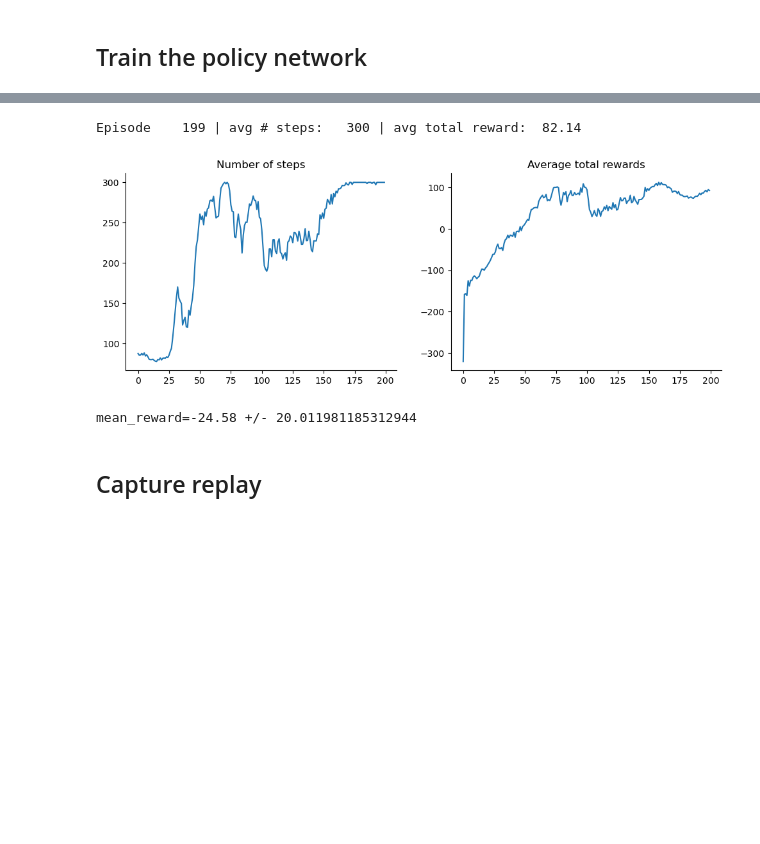
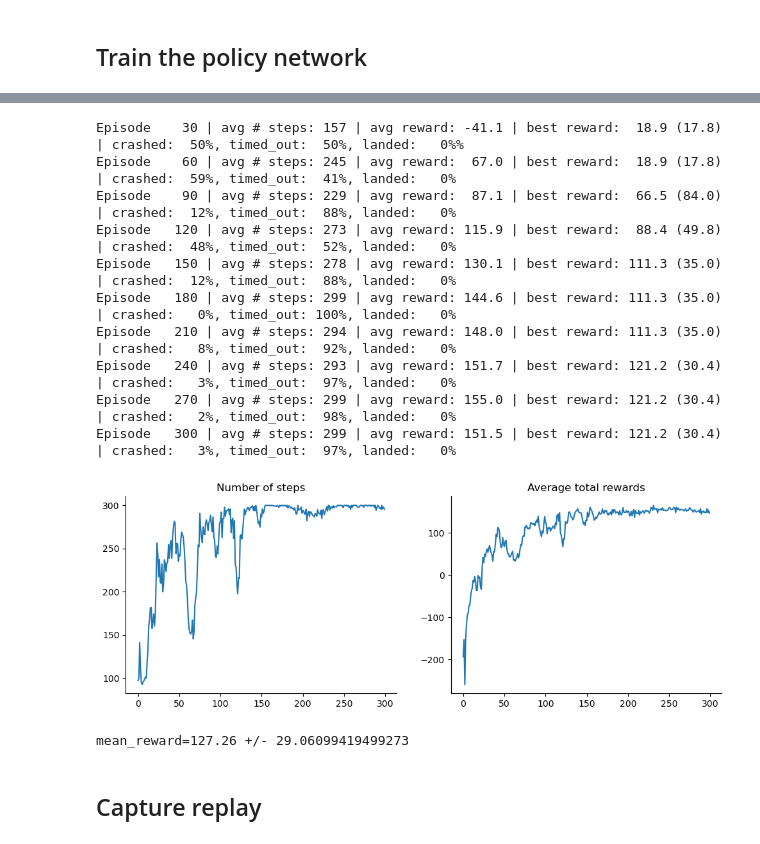
Before and after one commit to libertininick/r2seedo, a Jupyter notebook: notebooks/lunar_lander.ipynb, the cells around one changed output, grey strips where cells are left out. Cells and saved outputs as stored; diff of their text form; code cells hidden in the pictures; blank space fills up the shorter version.

```diff
--- a/notebooks/lunar_lander.ipynb
+++ b/notebooks/lunar_lander.ipynb
@@ -572,44 +696,83 @@ Using device: cuda
 # %%
-num_episodes = 200
-max_steps = 300
-
 num_steps = []
 total_rewards = []
+best_mean_reward = -np.inf
+best_std_reward = 0
 for episode in range(num_episodes):
+    # Train for one episode
+    simple_model.train()
     episode_summary = train_for_one_episode(
-        vec_env, simple_model, optimizer, device=device, max_steps=max_steps
+        vec_env,
+        model=simple_model,
+        optimizer=optimizer,
+        max_steps=max_steps,
+        device=device,
     )
     num_steps.append(episode_summary.num_steps.mean())
     total_rewards.append(episode_summary.total_rewards.mean())
 
+    # evaluate and save model
+    if (episode + 1) % save_freq == 0:
+        simple_model.eval().cpu()
+        mean_reward, std_reward = evaluate_policy(
+            simple_model, vec_env, n_eval_episodes=10, deterministic=True
+        )
+
+        if mean_reward > best_mean_reward + std_reward * 0.25:
+            # Update best model
+            best_mean_reward = mean_reward
+            best_std_reward = std_reward
+            torch.save(simple_model.state_dict(), "lunar_lander.pt")
+        elif mean_reward < best_mean_reward - std_reward * 0.25:
+            # Load best model
+            simple_model.load_state_dict(torch.load("lunar_lander.pt"))
+
+        simple_model.to(device)
+
     # Decay learning rate
-    learning_rate *= learning_rate_decay
     for param_group in optimizer.param_groups:
-        param_group["lr"] = learning_rate
+        param_group["lr"] = learning_rate_schedule[episode]
 
     # Report progress
+    result_frequency = ", ".join(
+        f"{k}: {v:>4.0%}" for k, v in episode_summary.result_frequency.items()
+    )
     print(
-        f"Episode {episode:>6,} | "
-        f"avg # steps: {np.mean(num_steps[-30:]):>5.0f} | "
-        f"avg total reward: {np.median(total_rewards[-30:]):>5.1f}",
+        f"Episode {episode + 1:>5,} | "
+        f"avg # steps: {np.mean(num_steps[-save_freq:]):>3.0f} | "
+        f"avg reward: {np.mean(total_rewards[-save_freq:]):>5.1f} | "
+        f"best reward: {best_mean_reward:>5.1f} ({best_std_reward:>4.1f}) | "
+        f"{result_frequency}",
         flush=True,
         end="\r"
     )
+    if (episode + 1) % save_freq == 0:
+        print()
 
 _, axs = plt.subplots(1, 2, figsize=(12, 4))
 axs[0].plot(num_steps)
 axs[0].set_title("Number of steps")
 axs[0].spines["right"].set_visible(False)
 axs[0].spines["top"].set_visible(False)
 
 axs[1].plot(total_rewards)
 axs[1].set_title("Average total rewards")
 axs[1].spines["right"].set_visible(False)
 axs[1].spines["top"].set_visible(False)
 # %% [output]
-Episode    199 | avg # steps:   300 | avg total reward:  82.14
+Episode    30 | avg # steps: 157 | avg reward: -41.1 | best reward:  18.9 (17.8) | crashed:  50%, timed_out:  50%, landed:   0%%
+Episode    60 | avg # steps: 245 | avg reward:  67.0 | best reward:  18.9 (17.8) | crashed:  59%, timed_out:  41%, landed:   0%
+Episode    90 | avg # steps: 229 | avg reward:  87.1 | best reward:  66.5 (84.0) | crashed:  12%, timed_out:  88%, landed:   0%
+Episode   120 | avg # steps: 273 | avg reward: 115.9 | best reward:  88.4 (49.8) | crashed:  48%, timed_out:  52%, landed:   0%
+Episode   150 | avg # steps: 278 | avg reward: 130.1 | best reward: 111.3 (35.0) | crashed:  12%, timed_out:  88%, landed:   0%
+Episode   180 | avg # steps: 299 | avg reward: 144.6 | best reward: 111.3 (35.0) | crashed:   0%, timed_out: 100%, landed:   0%
+Episode   210 | avg # steps: 294 | avg reward: 148.0 | best reward: 111.3 (35.0) | crashed:   8%, timed_out:  92%, landed:   0%
+Episode   240 | avg # steps: 293 | avg reward: 151.7 | best reward: 121.2 (30.4) | crashed:   3%, timed_out:  97%, landed:   0%
+Episode   270 | avg # steps: 299 | avg reward: 155.0 | best reward: 121.2 (30.4) | crashed:   2%, timed_out:  98%, landed:   0%
+Episode   300 | avg # steps: 299 | avg reward: 151.5 | best reward: 121.2 (30.4) | crashed:   3%, timed_out:  97%, landed:   0%
-[figure, old version]
+[figure, new version]
 # %%
+simple_model.load_state_dict(torch.load("lunar_lander.pt"))
 simple_model.eval().cpu()
 eval_env = Monitor(gym.make("LunarLander-v2"))
 mean_reward, std_reward = evaluate_policy(
@@ -617,7 +780,7 @@ mean_reward, std_reward = evaluate_policy(
 )
 print(f"mean_reward={mean_reward:.2f} +/- {std_reward}")
 # %% [output]
-mean_reward=-24.58 +/- 20.011981185312944
+mean_reward=127.26 +/- 29.06099419499273
 # %% [markdown]
 ## Capture replay
 # %%
```
Also changed, not shown: parts of 16 cells of this notebook.
